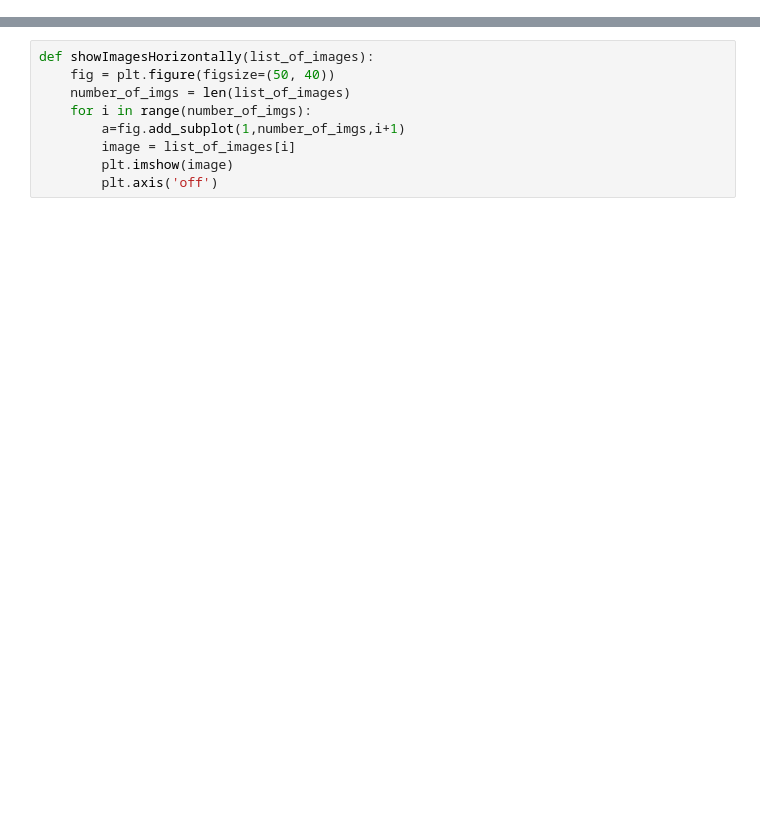
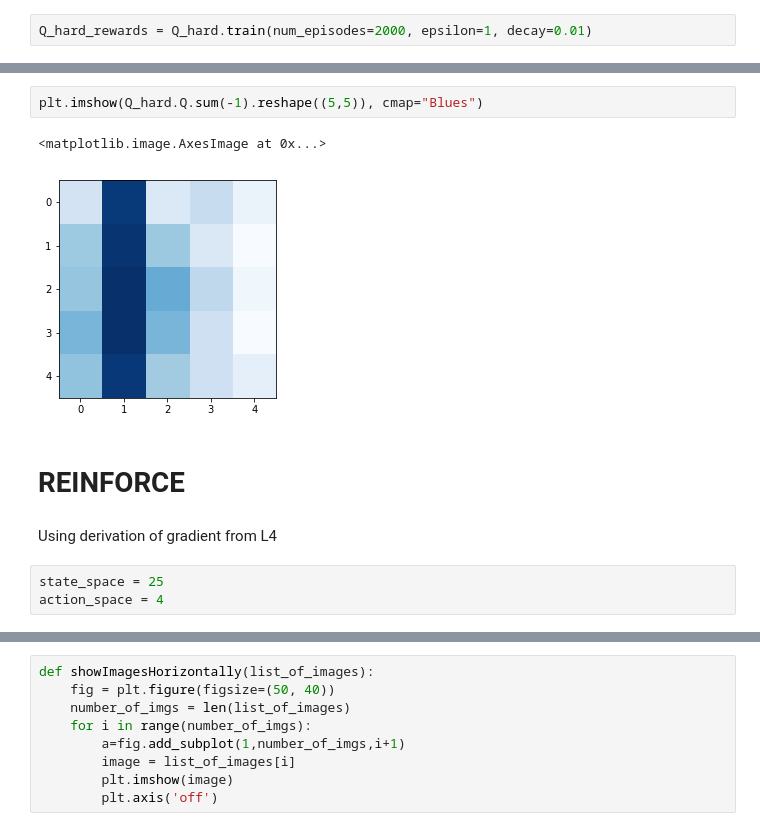
Before and after one commit to alex-faustino/rl-sandbox, a Jupyter notebook: homework/hw4/hw4_agou2_dusad2/results.ipynb, the cells around one changed output, grey strips where cells are left out. Saved outputs shown, nothing was run; the diff lists cells and outputs as text; blank space fills up the shorter version.

```diff
--- a/homework/hw4/hw4_agou2_dusad2/results.ipynb
+++ b/homework/hw4/hw4_agou2_dusad2/results.ipynb
@@ -18,0 +59,2 @@ Reinforce = reinforce.Reinforce
+# %%
+Q_hard_rewards = Q_hard.train(num_episodes=2000, epsilon=1, decay=0.01)
@@ -18,0 +63,12 @@ Reinforce = reinforce.Reinforce
+# %%
+plt.imshow(Q_hard.Q.sum(-1).reshape((5,5)), cmap="Blues")
+# %% [output]
+<matplotlib.image.AxesImage at 0x...>
+[figure, added]
+# %% [markdown]
+# REINFORCE
+# %% [markdown]
+Using derivation of gradient from L4
+# %%
+state_space = 25
+action_space = 4
```
Also changed, not shown: parts of 47 cells of this notebook, 3 other files.
